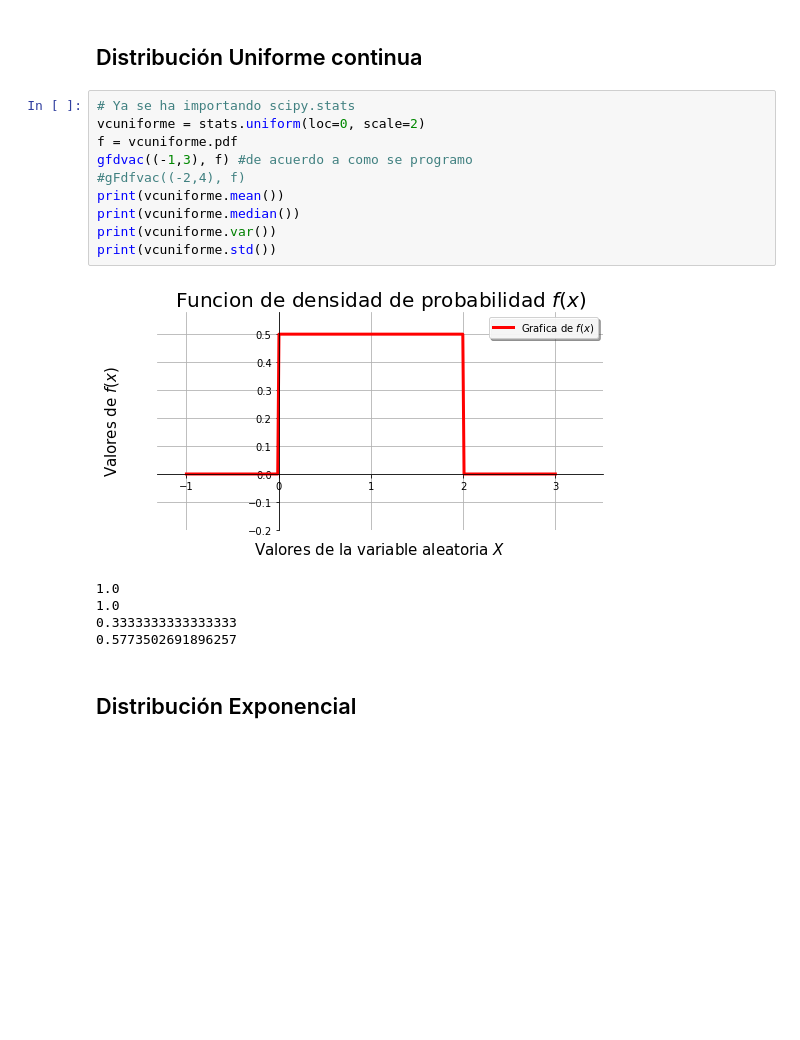
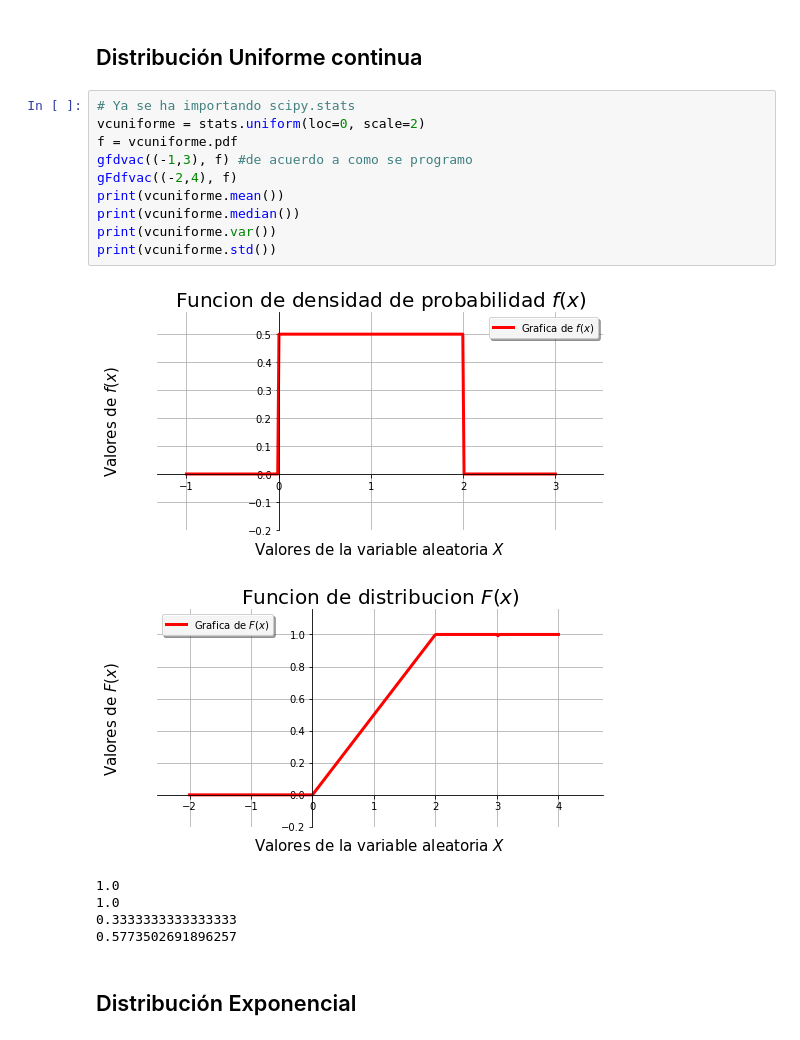
Before and after one commit to rafneta/IntroduccionProbabilidad, a Jupyter notebook: Probabilidad.ipynb, the cells around one changed output. Saved outputs shown, nothing was run; the diff lists cells and outputs as text; blank space fills up the shorter version.

```diff
--- a/Probabilidad.ipynb
+++ b/Probabilidad.ipynb
@@ -494,15 +494,16 @@ ejemplo 4c):  0.9389005190396673 0.9389005190396673
 # %%
 # Ya se ha importando scipy.stats
 vcuniforme = stats.uniform(loc=0, scale=2)
 f = vcuniforme.pdf
 gfdvac((-1,3), f) #de acuerdo a como se programo
-#gFdfvac((-2,4), f)
+gFdfvac((-2,4), f)
 print(vcuniforme.mean())
 print(vcuniforme.median())
 print(vcuniforme.var())
 print(vcuniforme.std())
 # %% [output]
 [figure]
+[figure, added]
 1.0
 1.0
 0.3333333333333333
```
Also changed, not shown: parts of 3 cells of this notebook.
